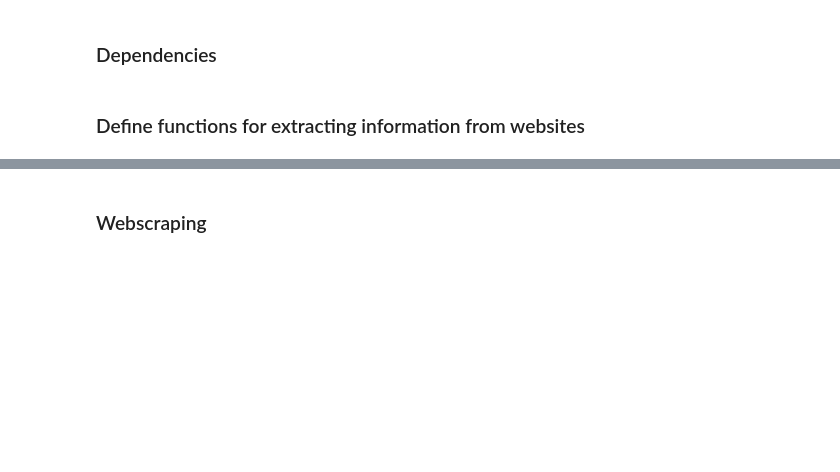
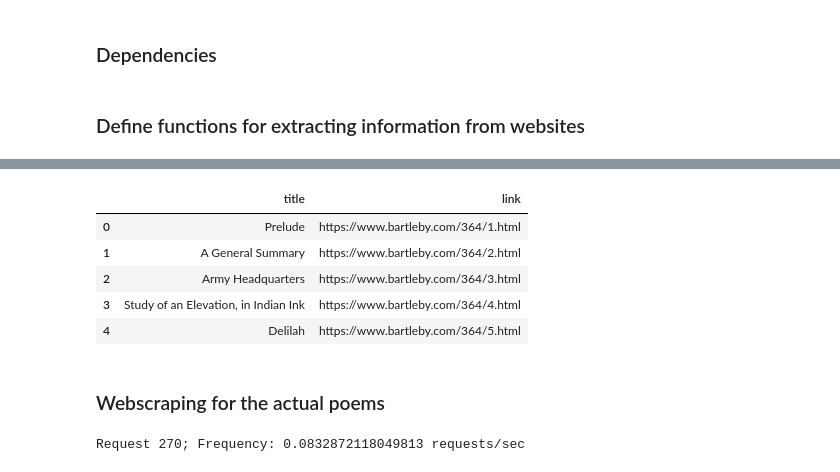
Before and after one commit to rochiecuevas/poetry, a Jupyter notebook: Webscraping_Kipling.ipynb, the cells around one changed output, grey strips where cells are left out. Saved outputs shown, nothing was run; the diff lists cells and outputs as text; code cells hidden in the pictures; blank space fills up the shorter version.

Commit message:
scraping for poem lines

```diff
--- a/Webscraping_Kipling.ipynb
+++ b/Webscraping_Kipling.ipynb
@@ -80,0 +84,12 @@ def extract_text(poem_list):
+# %%
+# Sources of list of Kipling's poems (1885–1918)
+urls = ["https://www.bartleby.com/364/",
+       "https://www.bartleby.com/people/Kipling.html"]
+
+# Use the webscraper function to get the website contents for poem urls
+soups = webscraper(urls)
+
+# Preview the html content of the first poem
+pprint(soups[0])
+print("==========")
+pprint(soups[1])
@@ -81,2 +114,33 @@ def extract_text(poem_list):
+# %%
+# Create a list of urls for the two soups
+poem_tables = [soup.findAll("table") for soup in soups]
+
+# First soup
+link_list1 = [line.a["href"] for line in poem_tables[0][8].findAll("li")]
+title_list1 = [line.a.text for line in poem_tables[0][8].findAll("li")]
+url_list1 = ["https://www.bartleby.com" + link for link in link_list1]
+
+# Second soup
+dd = poem_tables[1][5].findAll("dd")
+link_list2 = [d.a["href"] for d in dd[7:len(dd) - 1]]
+title_list2 = [d.a.text for d in dd[7:len(dd) - 1]]
+url_list2 = ["https://www.bartleby.com" + link for link in link_list2]
+
+# Concatenate the two lists of urls
+url_list = url_list1 + url_list2
+
+# Concatenate the two lists of titles
+title_list = title_list1 + title_list2
+
+# Create a dataframe
+poems = pd.DataFrame({"title": title_list, "link": url_list})
+poems.head()
+# %% [output]
+|  | title | link |
+| 0 | Prelude | https://www.bartleby.com/364/1.html |
+| 1 | A General Summary | https://www.bartleby.com/364/2.html |
+| 2 | Army Headquarters | https://www.bartleby.com/364/3.html |
+| 3 | Study of an Elevation, in Indian Ink | https://www.bartleby.com/364/4.html |
+| 4 | Delilah | https://www.bartleby.com/364/5.html |
 # %% [markdown]
-### Webscraping
+### Webscraping for the actual poems
@@ -86,0 +147,8 @@ url = ["https://www.bartleby.com/364/",
+# %%
+# Use the webscraper function to get the website contents for poem urls
+soups2 = webscraper(url_list)
+
+# Preview the html content of the first poem
+pprint(soups[0])
+# %% [output]
+Request 270; Frequency: 0.0832872118049813 requests/sec
```
Also changed, not shown: parts of 4 cells of this notebook.
